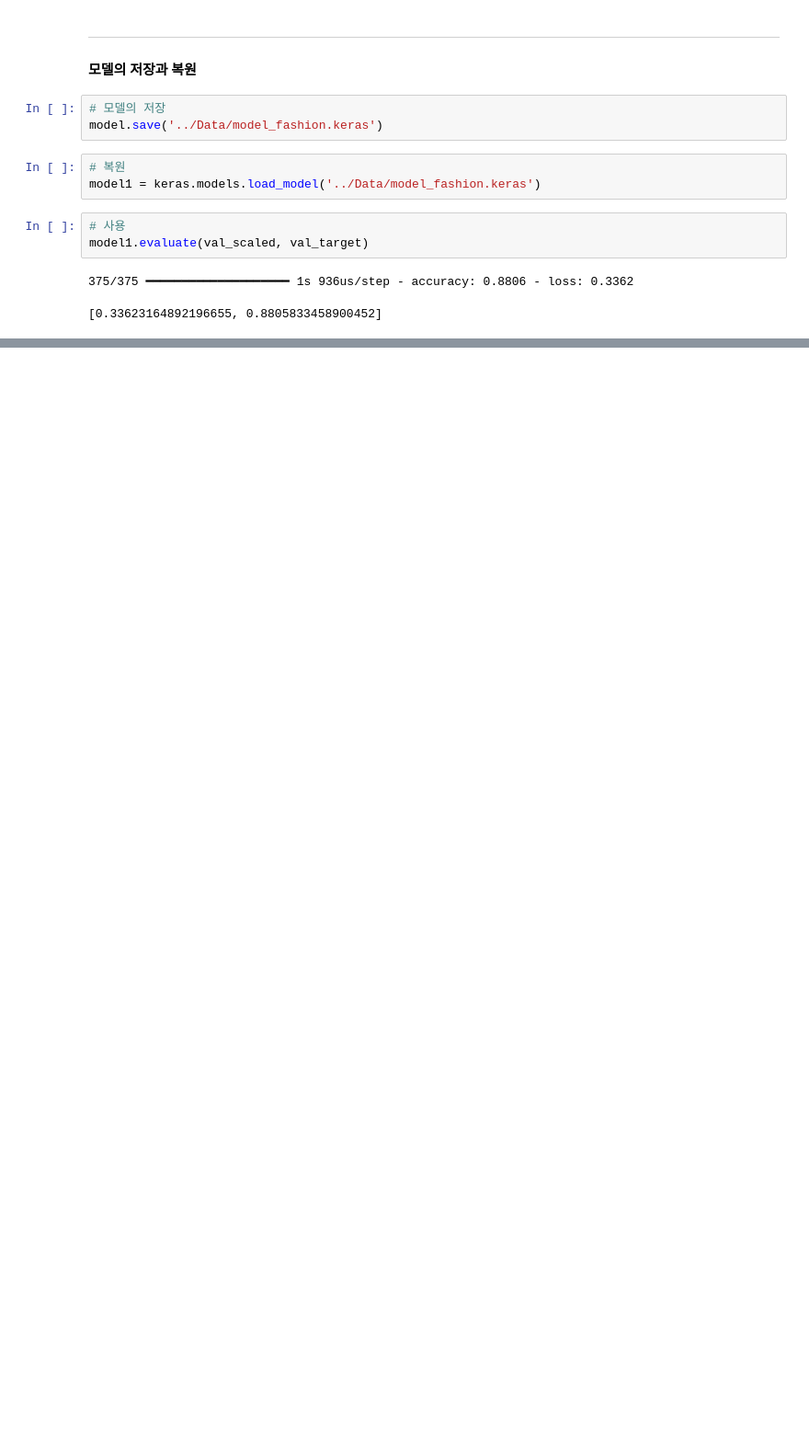
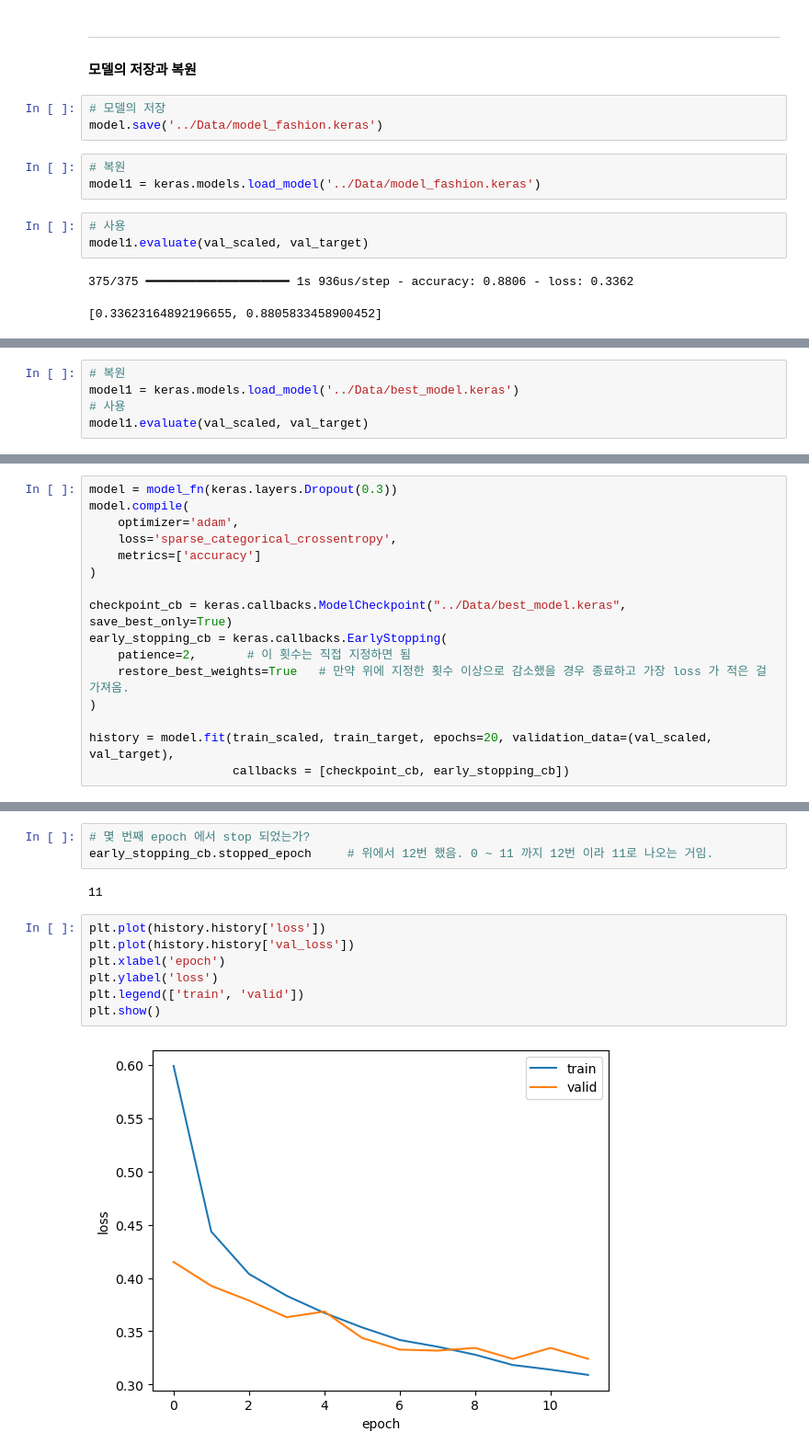
Before and after one commit to donggyu818/DeepLearning, a Jupyter notebook: Note/07.신경망 모델훈련.ipynb, the cells around one changed output, grey strips where cells are left out. Shown at 92% size. Drawn from its saved outputs; the diff is of its cells as text; blank space fills up the shorter version.

```diff
--- a/Note/07.신경망 모델훈련.ipynb
+++ b/Note/07.신경망 모델훈련.ipynb
@@ -323,0 +359,5 @@ model1.evaluate(val_scaled, val_target)
+# %%
+# 복원
+model1 = keras.models.load_model('../Data/best_model.keras')
+# 사용
+model1.evaluate(val_scaled, val_target)
@@ -323,0 +372,16 @@ model1.evaluate(val_scaled, val_target)
+# %%
+model = model_fn(keras.layers.Dropout(0.3))
+model.compile(
+    optimizer='adam',
+    loss='sparse_categorical_crossentropy',
+    metrics=['accuracy']
+)
+
+checkpoint_cb = keras.callbacks.ModelCheckpoint("../Data/best_model.keras",  save_best_only=True)
+early_stopping_cb = keras.callbacks.EarlyStopping(
+    patience=2,       # 이 횟수는 직접 지정하면 됨
+    restore_best_weights=True   # 만약 위에 지정한 횟수 이상으로 감소했을 경우 종료하고 가장 loss 가 적은 걸 가져옴.
+)
+
+history = model.fit(train_scaled, train_target, epochs=20, validation_data=(val_scaled, val_target),
+                    callbacks = [checkpoint_cb, early_stopping_cb])
@@ -323,0 +407,14 @@ model1.evaluate(val_scaled, val_target)
+# %%
+# 몇 번째 epoch 에서 stop 되었는가?
+early_stopping_cb.stopped_epoch     # 위에서 12번 했음. 0 ~ 11 까지 12번 이라 11로 나오는 거임.
+# %% [output]
+11
+# %%
+plt.plot(history.history['loss'])
+plt.plot(history.history['val_loss'])
+plt.xlabel('epoch')
+plt.ylabel('loss')
+plt.legend(['train', 'valid'])
+plt.show()
+# %% [output]
+[figure, added]
```
Also changed, not shown: parts of 6 cells of this notebook, 3 other files.
